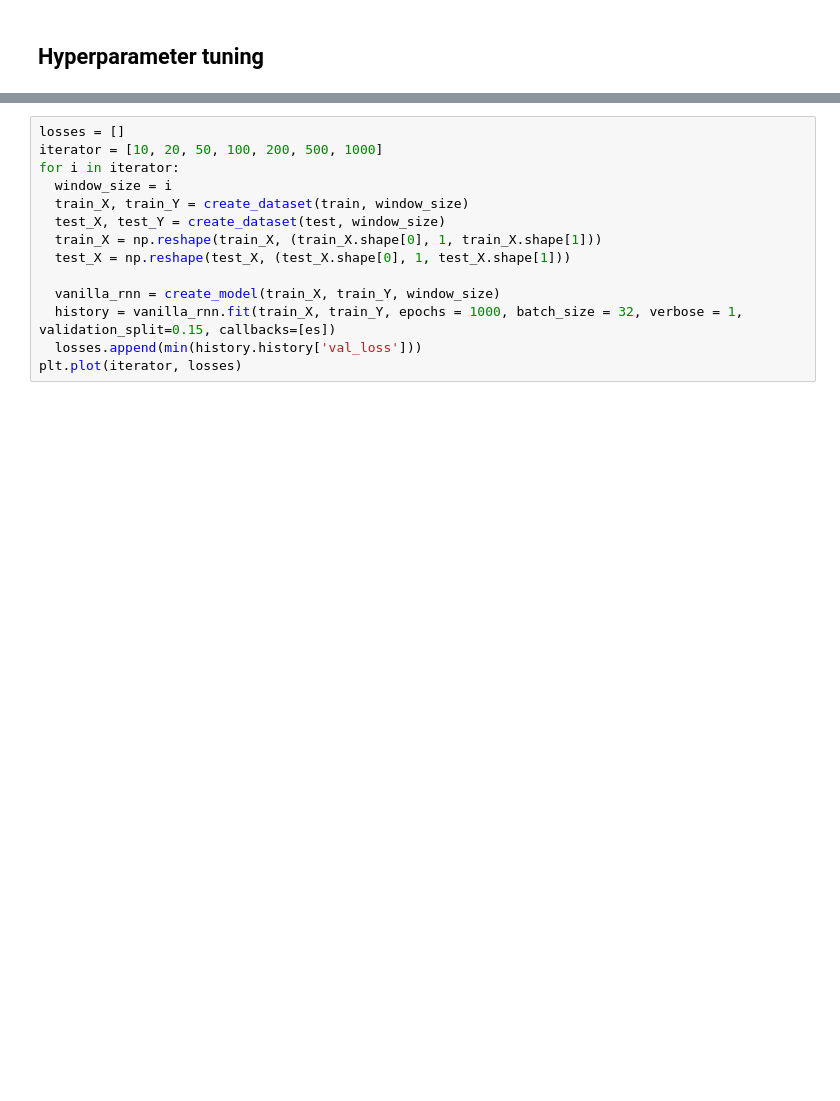
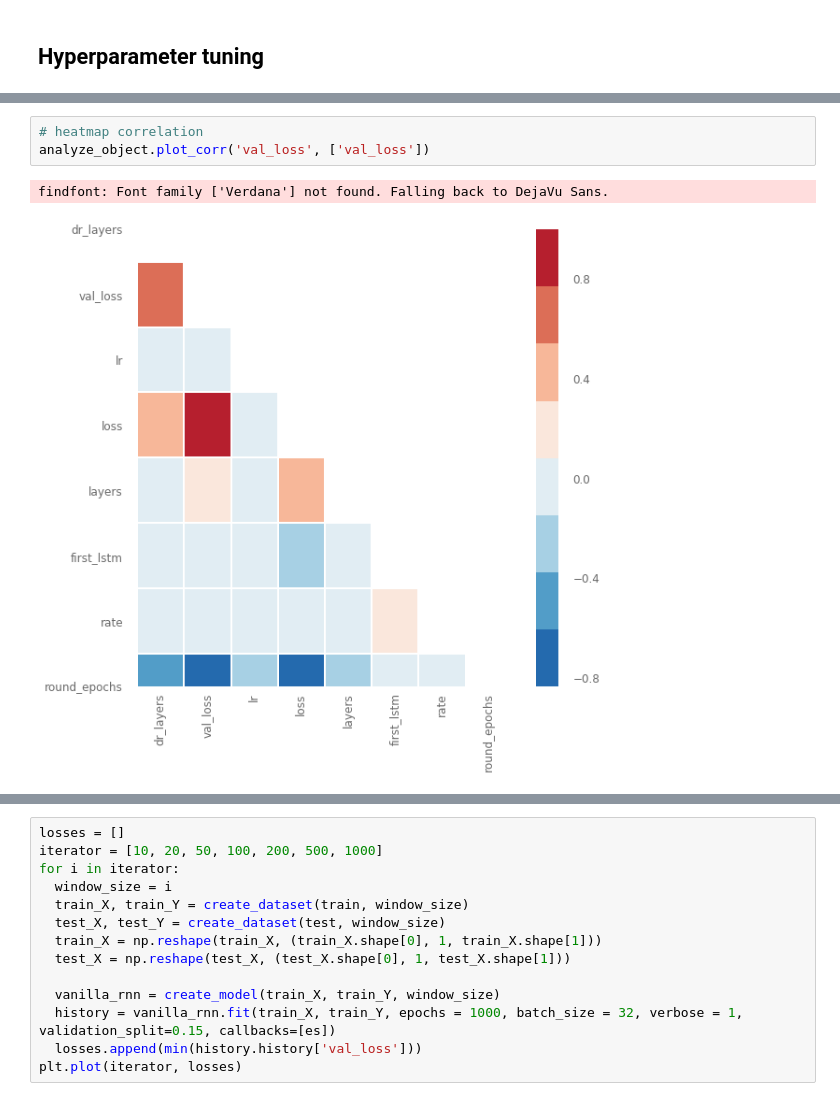
Before and after one commit to Pedromacedo41/MAP573, a Jupyter notebook: src/Francisco/RNN_TSF_colab.ipynb, the cells around one changed output, grey strips where cells are left out. Drawn from its saved outputs; the diff is of its cells as text; blank space fills up the shorter version.

```diff
--- a/src/Francisco/RNN_TSF_colab.ipynb
+++ b/src/Francisco/RNN_TSF_colab.ipynb
@@ -302,0 +362,6 @@ analyze_object.plot_corr('val_loss', ['epochs', 'round_epochs', 'batch_size', 'l
+# %%
+# heatmap correlation
+analyze_object.plot_corr('val_loss', ['val_loss'])
+# %% [output]
+findfont: Font family ['Verdana'] not found. Falling back to DejaVu Sans.
+[figure, added]
```
Also changed, not shown: parts of 14 cells of this notebook, 6 other files.
